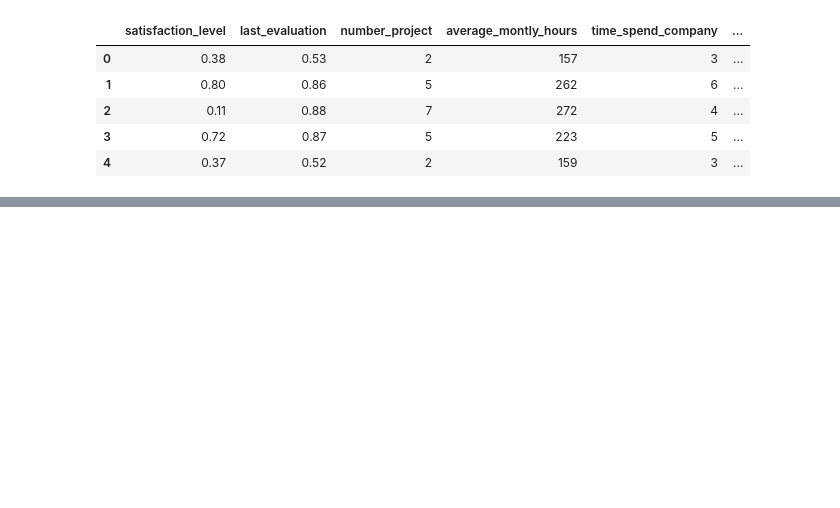
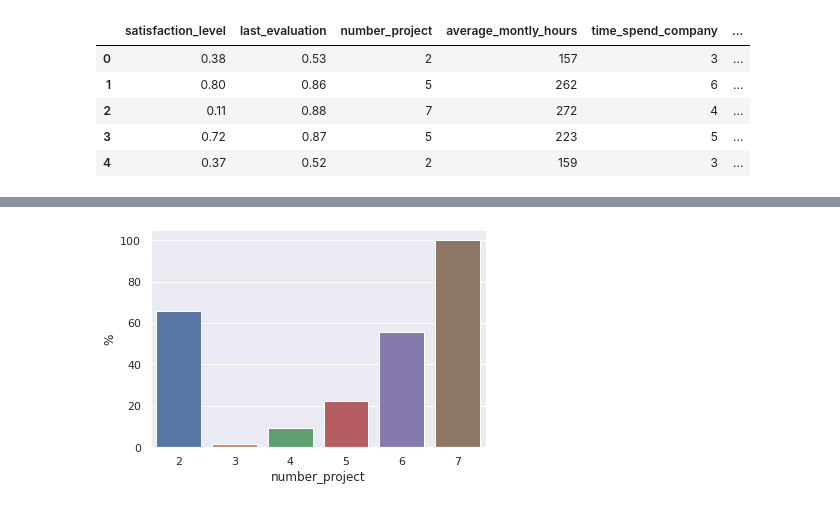
Before and after one commit to tahabinzafar/ML-Zoomcamp, a Jupyter notebook: midterm_project/notebook.ipynb, the cells around one changed output, grey strips where cells are left out. Drawn from its saved outputs; the diff is of its cells as text; code cells hidden in the pictures; blank space fills up the shorter version.

```diff
--- a/midterm_project/notebook.ipynb
+++ b/midterm_project/notebook.ipynb
@@ -43,0 +132,4 @@ df.head()
+# %%
+df_np=df.groupby('number_project')['left'].value_counts(normalize=True).reset_index(name='%')
+df_np['%']=df_np['%']*100
+df_np.head(4)
@@ -43,0 +142,5 @@ df.head()
+# %%
+sns.barplot(y='%',x='number_project', data=df_np[df_np.left==1])
+plt.show()
+# %% [output]
+[figure, added]
```
Also changed, not shown: parts of 76 cells of this notebook, 6 other files.
